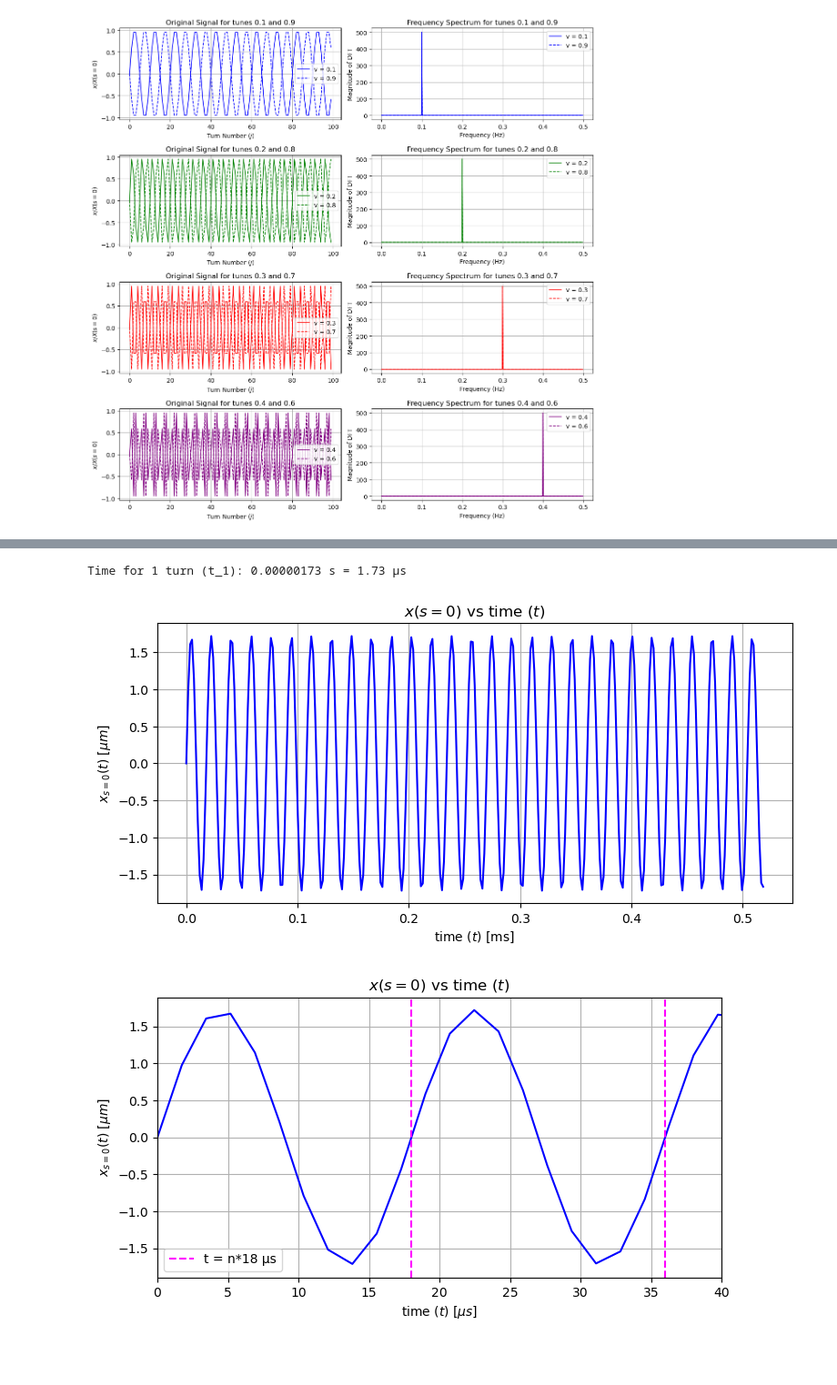
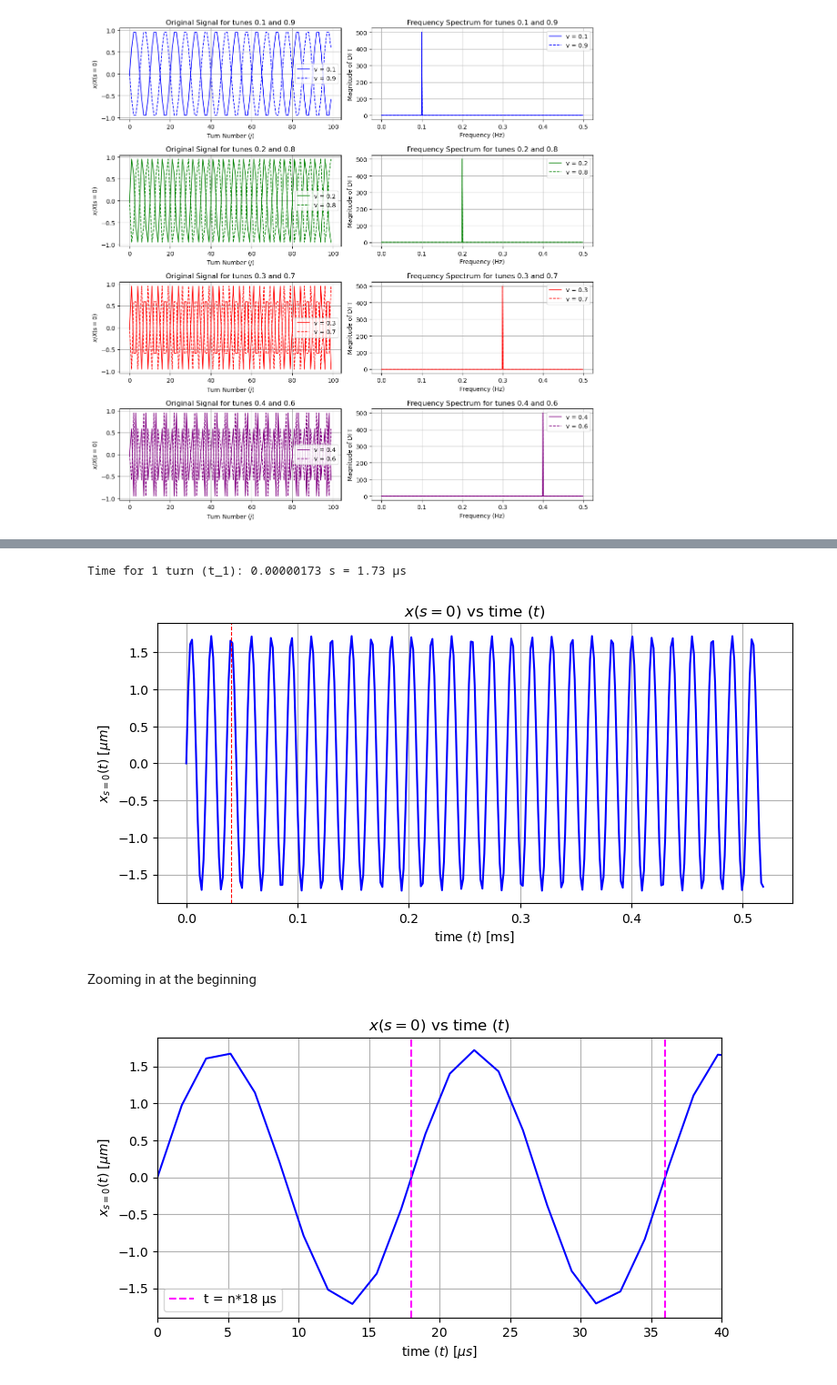
Before and after one commit to HenriqueWS11/fac-henrique, a Jupyter notebook: coding/initial_explorations/betatron_trajectories.ipynb, the cells around one changed output, grey strips where cells are left out. Shown at 91% size. Cells and saved outputs as stored; diff of their text form; code cells hidden in the pictures; blank space fills up the shorter version.

```diff
--- a/coding/initial_explorations/betatron_trajectories.ipynb
+++ b/coding/initial_explorations/betatron_trajectories.ipynb
@@ -1014,20 +1078,23 @@ Now going from *num_turns* ($j$) to time ($t_j$), to get
 # %%
 t_1 = model.length/(3*1e8) # Time for 1 turn (L/c) [s]
 
 t_j = np.arange(len(x_s)) * t_1
 
 print(f'Time for 1 turn (t_1): {t_1:.8f} s = {t_1*1e6:.2f} µs')
 
 plt.figure(figsize=(9, 4))
 plt.plot(t_j*1e3, x_s*1e6, color='blue')
+plt.axvline(x=0.04, color='red', linewidth=0.8, linestyle='--')
 plt.xlabel('time ($t$) [ms]')
 plt.ylabel('$x_{s=0}(t)$ [$\mu m$]')
 plt.title('$x(s=0)$ vs time ($t$)')
 plt.grid(True)
 plt.show()
 # %% [output]
 Time for 1 turn (t_1): 0.00000173 s = 1.73 µs
-[figure, old version]
+[figure, new version]
+# %% [markdown]
+Zooming in at the beginning
 # %%
 plt.figure(figsize=(8, 4))
 plt.plot(t_j*1e6, x_s*1e6, color='blue')
```
Also changed, not shown: parts of 16 cells of this notebook, 1 other file.
